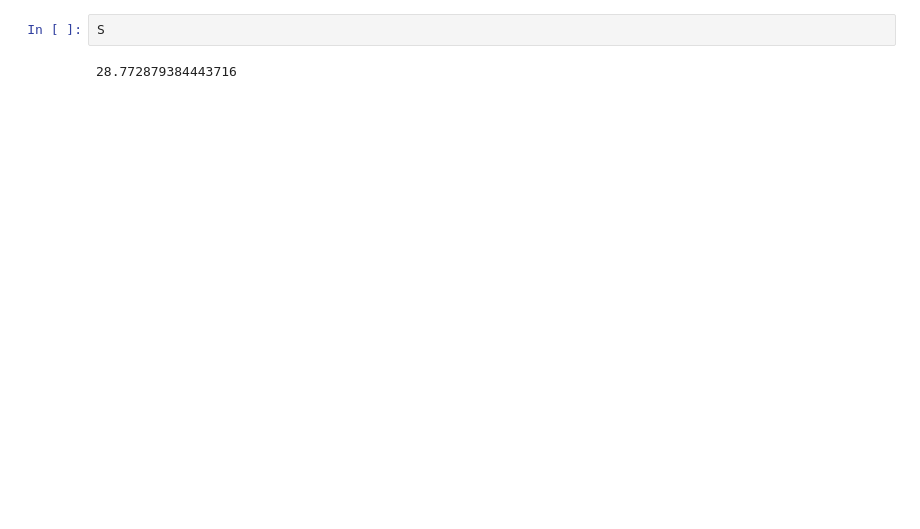
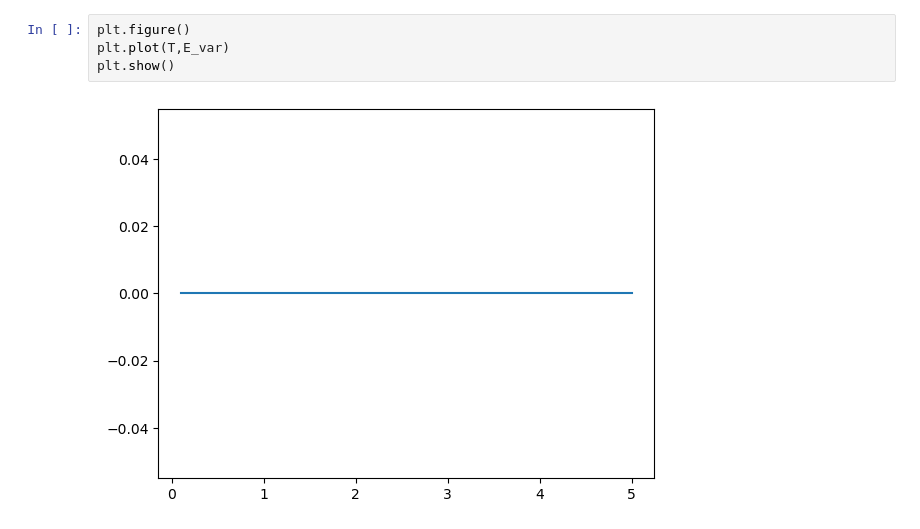
Before and after one commit to anahelena00/Tcell, a Jupyter notebook: Tcell_Analysis.ipynb, the cells around one changed output. Saved outputs shown, nothing was run; the diff lists cells and outputs as text; blank space fills up the shorter version.

```diff
--- a/Tcell_Analysis.ipynb
+++ b/Tcell_Analysis.ipynb
@@ -101,4 +104,6 @@ plt.show()
 # %%
-S
+plt.figure()
+plt.plot(T,E_var)
+plt.show()
 # %% [output]
-28.772879384443716
+[figure, added]
```
Also changed, not shown: parts of 3 cells of this notebook.
